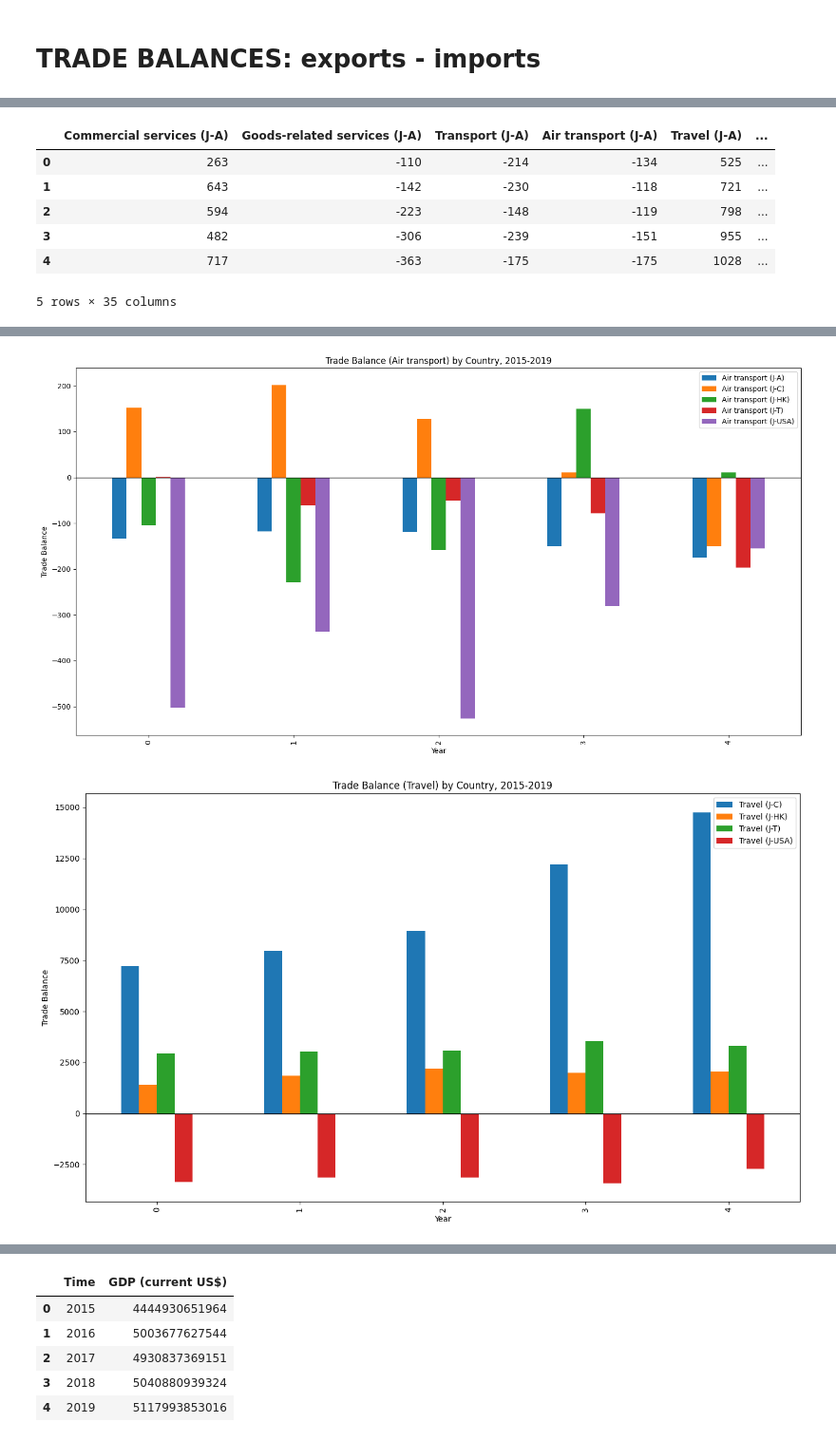
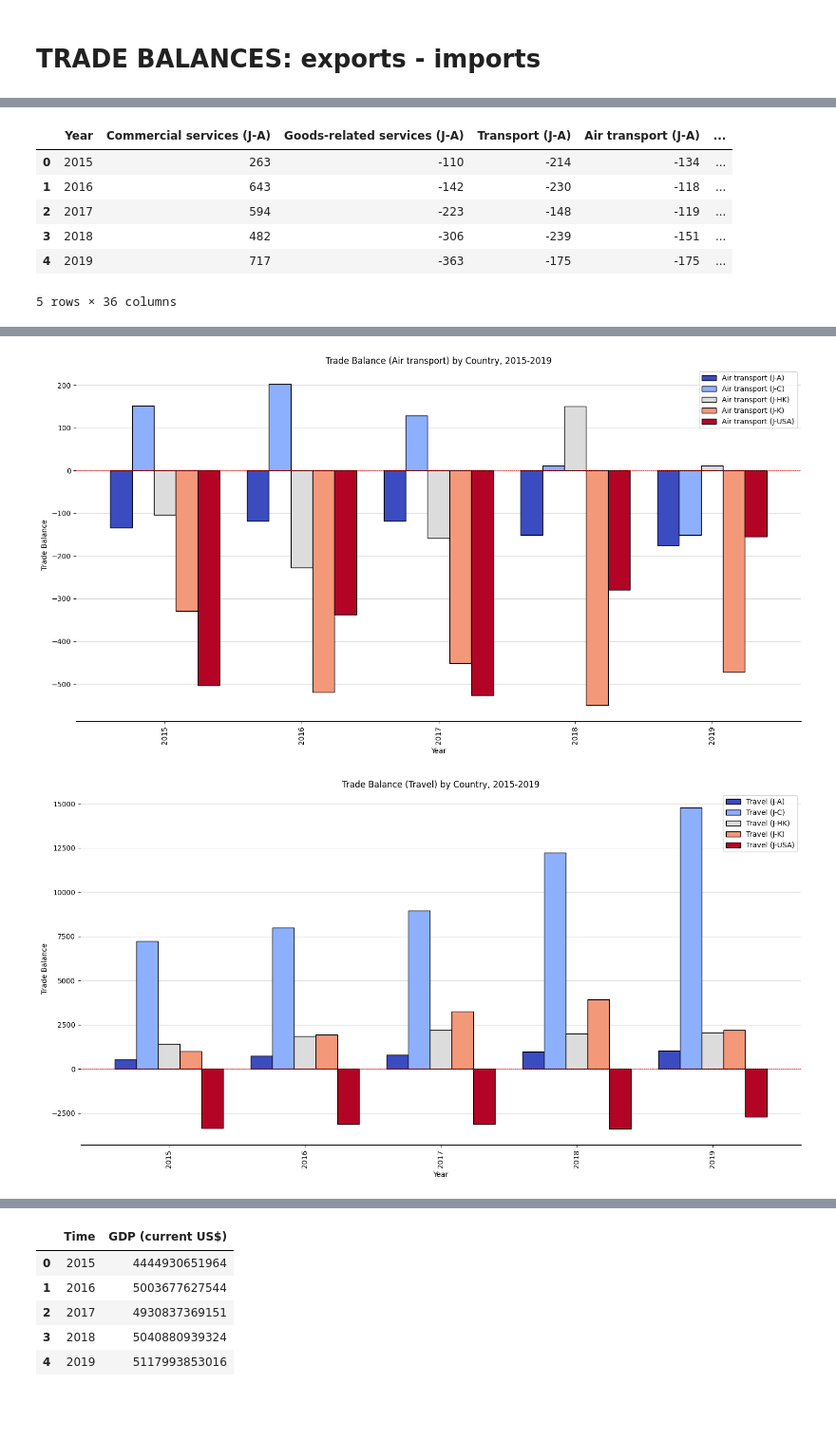
Before and after one commit to VeraCeccarelli/labpy, a Jupyter notebook: assignment.ipynb, the cells around one changed output, grey strips where cells are left out. Shown at 95% size. Cells and saved outputs as stored; diff of their text form; code cells hidden in the pictures; blank space fills up the shorter version.

```diff
--- a/assignment.ipynb
+++ b/assignment.ipynb
@@ -76,6 +76,20 @@ import_df
 # %%
 #merge the two datasets
 merged_df = pd.merge(export_df, import_df, on='Year', how='inner')
+
+# Rename the last column to make it legible in graphs
+merged_df = pd.merge(export_df, import_df, on='Year', how='inner').rename(columns={
+    'Telecommunications, computer, and information services (J-A)_x':'T.Com,Comp. and InfoS.(J-A)_x',
+    'Telecommunications, computer, and information services (J-C)_x':'T.Com,Comp. and InfoS.(J-C)_x',
+    'Telecommunications, computer, and information services (J-HK)_x':'T.Com,Comp. and InfoS.(J-HK)_x',
+    'Telecommunications, computer, and information services (J-K)_x':'T.Com,Comp. and InfoS.(J-K)_x',
+    'Telecommunications, computer, and information services (J-USA)_x':'T.Com,Comp. and InfoS.(J-USA)_x',
+    'Telecommunications, computer, and information services (J-A)_y':'T.Com,Comp. and InfoS.(J-A)_y',
+    'Telecommunications, computer, and information services (J-C)_y':'T.Com,Comp. and InfoS.(J-C)_y',
+    'Telecommunications, computer, and information services (J-HK)_y':'T.Com,Comp. and InfoS.(J-HK)_y',
+    'Telecommunications, computer, and information services (J-K)_y':'T.Com,Comp. and InfoS.(J-K)_y',
+    'Telecommunications, computer, and information services (J-USA)_y':'T.Com,Comp. and InfoS.(J-USA)_y'
+})
 merged_df
 # %% [output]
 |  | Year | Commercial services (J-A)_x | Goods-related services (J-A)_x | Transport (J-A)_x | Air transport (J-A)_x | ... |
@@ -121,11 +135,16 @@ trade_balance_partners
 for col in trade_balance_partners.columns:
     if col != 'Year':
         plt.figure(figsize=(8, 4))
-        plt.bar(trade_balance_partners['Year'], trade_balance_partners[col], color='skyblue')
+        plt.bar(trade_balance_partners['Year'], trade_balance_partners[col], color='skyblue', width=0.5 , zorder = 2, edgecolor='black')
         plt.axhline(0, color='black', linewidth=1)
         plt.title(f'Trade Balance per Year: {col}')
         plt.xlabel('Year')
         plt.ylabel('Trade Balance')
+        ax = plt.gca()
+        ax.spines['top'].set_visible(False) #removing border
+        ax.spines['right'].set_visible(False)
+        ax.spines['left'].set_visible(False)
+        ax.grid(visible=True,axis='y',alpha=0.5, zorder= 1) #add the grid
         plt.tight_layout()
         plt.show()
 # %% [output]
@@ -157,38 +176,48 @@ for base in base_names:
 # Create a new DataFrame with the trade balances
 trade_balance_df = pd.DataFrame(trade_balance_cols, index=merged_df.index)
 
+trade_balance_df.insert(0, 'Year', merged_df['Year']) # Insert the 'Year' column at the beginning of the DataFrame
+
 # We show the new table
 trade_balance_df
 # %% [output]
-|  | Commercial services (J-A) | Goods-related services (J-A) | Transport (J-A) | Air transport (J-A) | Travel (J-A) | ... |
-| 0 | 263 | -110 | -214 | -134 | 525 | ... |
-| 1 | 643 | -142 | -230 | -118 | 721 | ... |
-| 2 | 594 | -223 | -148 | -119 | 798 | ... |
-| 3 | 482 | -306 | -239 | -151 | 955 | ... |
-| 4 | 717 | -363 | -175 | -175 | 1028 | ... |
+|  | Year | Commercial services (J-A) | Goods-related services (J-A) | Transport (J-A) | Air transport (J-A) | ... |
+| 0 | 2015 | 263 | -110 | -214 | -134 | ... |
+| 1 | 2016 | 643 | -142 | -230 | -118 | ... |
+| 2 | 2017 | 594 | -223 | -148 | -119 | ... |
+| 3 | 2018 | 482 | -306 | -239 | -151 | ... |
+| 4 | 2019 | 717 | -363 | -175 | -175 | ... |
-5 rows × 35 columns
+5 rows × 36 columns
 # %%
 #Since we have 7 sectors, we will create 7 different graphs, one for each sector
 
-# List of unique sectors
+# Get all unique sectors from trade_balance_df columns (excluding 'Year')
 sectors = []
 for col in trade_balance_df.columns:
+    if col == 'Year':
+        continue
     sector = col.split('(')[0].strip()
     if sector not in sectors:
         sectors.append(sector)
 
-# Plot for each sector (bar chart per year, one plot per sector)
-for sector in sectors:
+
+# For each sector, except for telecomunications, plot the trade balance for all country pairs
+for sector in sectors: #Removing telecommunications because of the legend
     sector_cols = [col for col in trade_balance_df.columns if col.startswith(sector)]
     if not sector_cols:
         continue
-    plt.figure(figsize=(15,8))
-    trade_balance_df[sector_cols].plot(kind='bar', ax=plt.gca()) #plt.gca() gets the current axes, and we plot the trade balance for each sector
-    plt.axhline(0, color='black', linewidth=1)
+    plt.figure(figsize=(15, 8))
+    trade_balance_df.plot(x='Year', y=sector_cols,colormap='coolwarm', kind='bar',width=0.8,ax=plt.gca(), zorder= 2, edgecolor='black')
+    plt.axhline(0, color='red',linestyle="--", linewidth=0.5)
     plt.title(f"Trade Balance ({sector}) by Country, 2015-2019")
     plt.ylabel('Trade Balance')
     plt.xlabel('Year')
-    plt.legend(loc='best', bbox_to_anchor=(1, 1))
+    ax = plt.gca()
+    ax.spines['top'].set_visible(False) #removing border
+    ax.spines['right'].set_visible(False)
+    ax.spines['left'].set_visible(False)
+    ax.grid(visible=True,axis='y',alpha=0.5, zorder= 1) #add the grid
+    plt.legend(loc='best', bbox_to_anchor=(1,1))
     plt.tight_layout()
     plt.show()
 # %% [output]
@@ -198,2 +227,2 @@ for sector in sectors:
-[figure, old version]
+[figure, new version]
-[figure, old version]
+[figure, new version]
```
Also changed, not shown: parts of 20 cells of this notebook, 7 other files.
